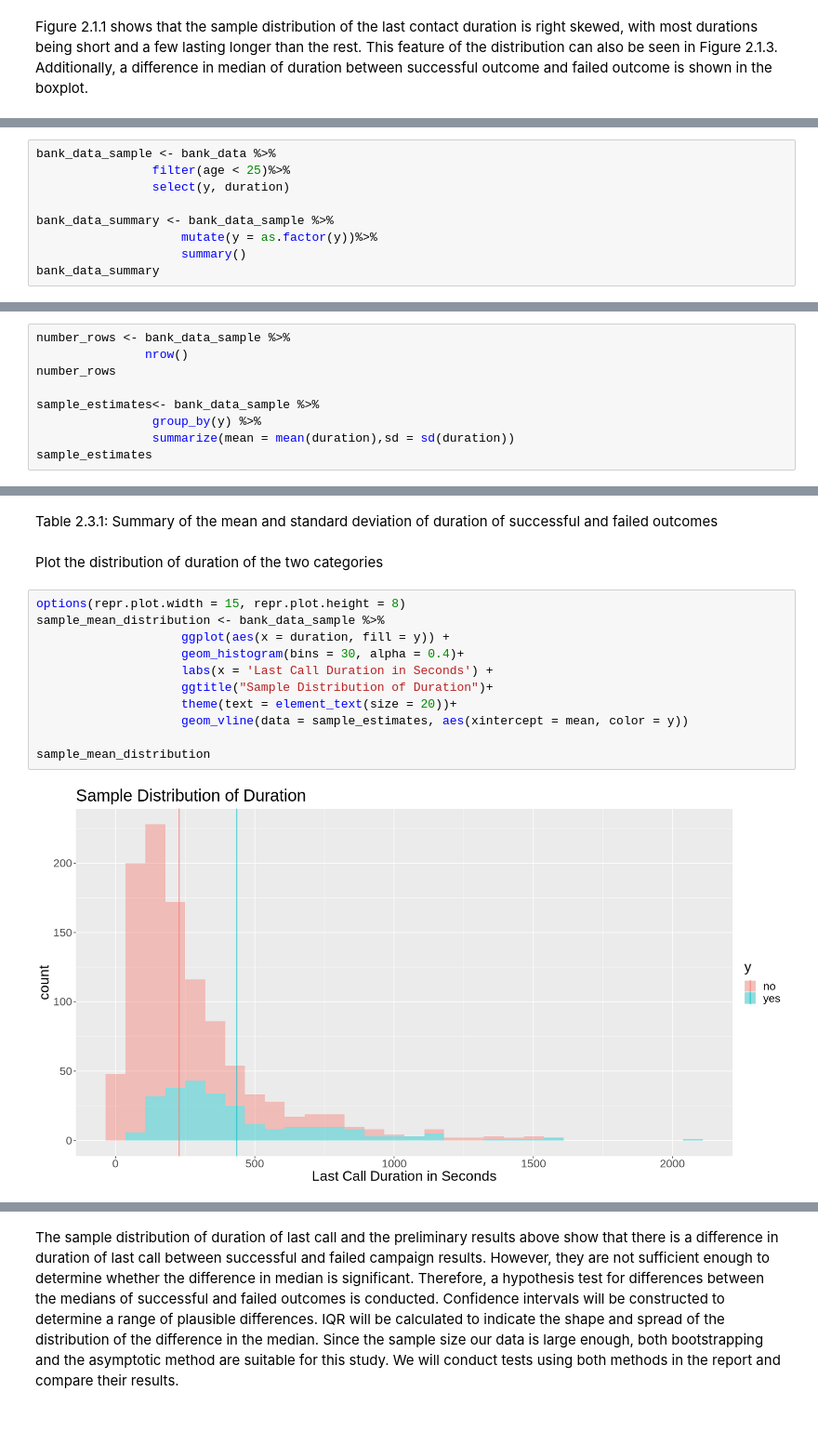
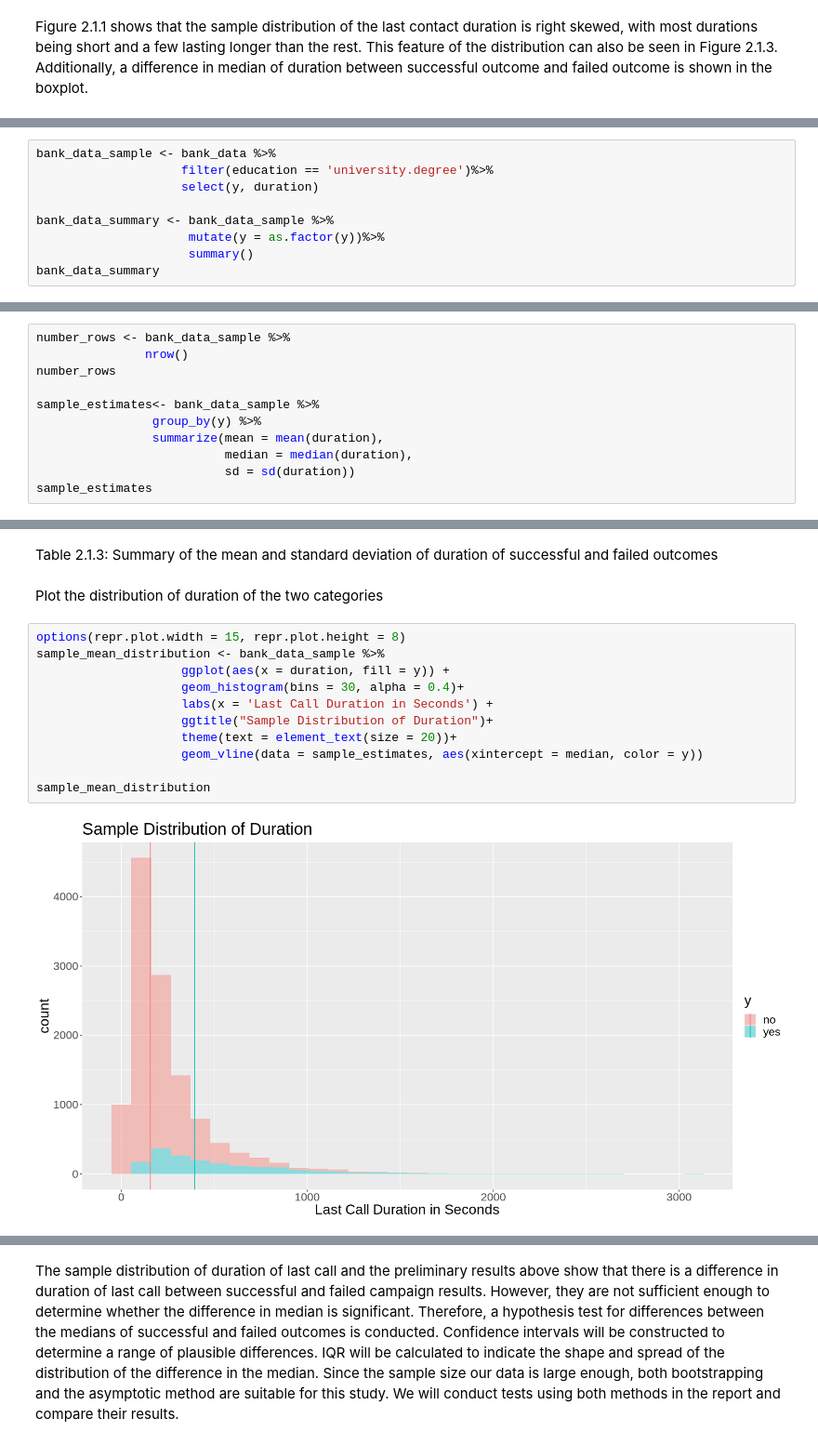
Before and after one commit to camirr/Call-Durations-and-Sales-Outcome-in-Telemarketing-Campaigns-Case-Study, a Jupyter notebook: Final_Report.ipynb, the cells around one changed output, grey strips where cells are left out. Shown at 93% size. Cells and saved outputs as stored; diff of their text form.

```diff
--- a/Final_Report.ipynb
+++ b/Final_Report.ipynb
@@ -219,10 +316,10 @@ Drop irrelevant columns and rows. Keep only last call duration (duration) and co
 # %%
 bank_data_sample <- bank_data %>%
-                filter(age < 25)%>%
-                select(y, duration)
+                    filter(education == 'university.degree')%>%
+                    select(y, duration)
 
 bank_data_summary <- bank_data_sample %>%
-                    mutate(y = as.factor(y))%>%
-                    summary()
+                     mutate(y = as.factor(y))%>%
+                     summary()
 bank_data_summary
 # %% [output]
@@ -246,6 +343,8 @@ number_rows
 
 sample_estimates<- bank_data_sample %>%
                 group_by(y) %>%
-                summarize(mean = mean(duration),sd = sd(duration))
+                summarize(mean = mean(duration),
+                          median = median(duration),
+                          sd = sd(duration))
 sample_estimates
 # %% [output]
@@ -258,18 +357,18 @@ A tibble: 2 × 3
 # %% [markdown]
-Table 2.3.1: Summary of the mean and standard deviation of duration of successful and failed outcomes
+Table 2.1.3: Summary of the mean and standard deviation of duration of successful and failed outcomes
 # %% [markdown]
 Plot the distribution of duration of the two categories
 # %%
 options(repr.plot.width = 15, repr.plot.height = 8)
 sample_mean_distribution <- bank_data_sample %>%
                     ggplot(aes(x = duration, fill = y)) +
                     geom_histogram(bins = 30, alpha = 0.4)+
                     labs(x = 'Last Call Duration in Seconds') +
                     ggtitle("Sample Distribution of Duration")+
                     theme(text = element_text(size = 20))+
-                    geom_vline(data = sample_estimates, aes(xintercept = mean, color = y))
+                    geom_vline(data = sample_estimates, aes(xintercept = median, color = y))
 
 sample_mean_distribution
 # %% [output]
-[figure, old version]
+[figure, new version]
 # %% [markdown]
```
Also changed, not shown: parts of 44 cells of this notebook.
